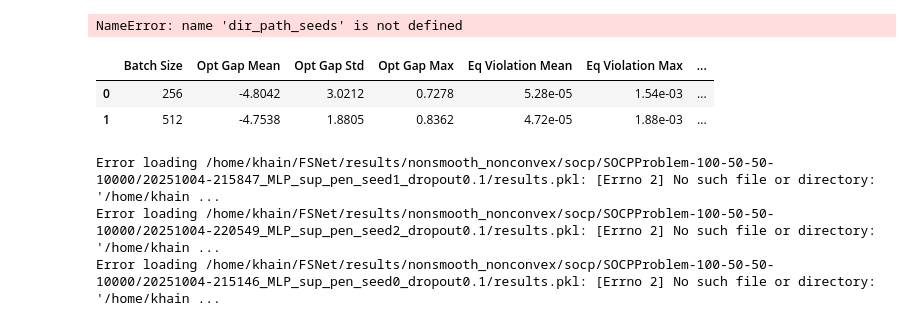
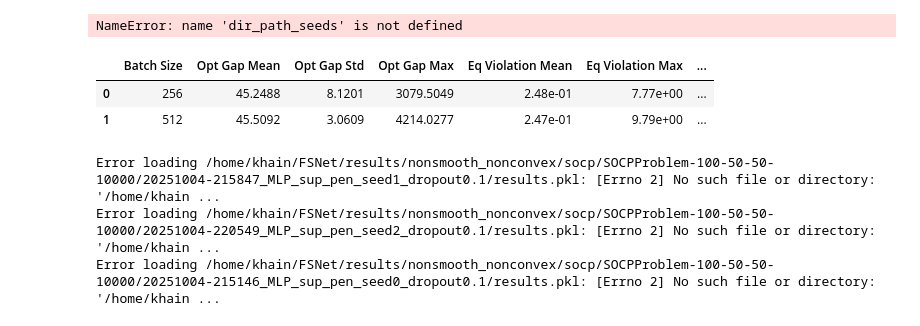
Before and after one commit to xkhainguyen/FSNet, a Jupyter notebook: results/get_results.ipynb, the cells around one changed output. Saved outputs shown, nothing was run; the diff lists cells and outputs as text; code cells hidden in the pictures.

```diff
--- a/results/get_results.ipynb
+++ b/results/get_results.ipynb
@@ -209,37 +207,37 @@ for key in mean_metrics.keys():
 NameError: name 'dir_path_seeds' is not defined
 # %%
 rel_path = "/home/khain/FSNet/"
-dir_path = "results/nonsmooth_nonconvex/socp/SOCPProblem-100-50-50-10000/20251023-183455_MLP_FSNet_seed0_dropout0.1_finetune_20251023-170626_model_20/results.pkl"
+dir_path = "results/nonsmooth_nonconvex/socp/SOCPProblem-100-50-50-10000/20251023-193443_MLP_FSNet_seed2_dropout0.1_finetune_20251023-170626_model_200/results.pkl"
 
 results = load_results(rel_path + dir_path)
 
 # Get batch comparison data from the loaded results
 batch_comparison = results['test_results']['batch_size_comparison']
 
 # Create a more readable DataFrame by expanding the metrics
 readable_data = []
 for batch_size, data in batch_comparison.items():
     metrics = data['metrics']
     row = {
         'Batch Size': batch_size,
         'Opt Gap Mean': f"{metrics['opt_gap_mean']:.4f}",
         'Opt Gap Std': f"{metrics['opt_gap_std']:.4f}",
         'Opt Gap Max': f"{metrics['opt_gap_max']:.4f}",
         'Eq Violation Mean': f"{metrics['eq_violation_l1_mean']:.2e}",
         'Eq Violation Max': f"{metrics['eq_violation_l1_max']:.2e}",
         'Ineq Violation Mean': f"{metrics['ineq_violation_l1_mean']:.2e}",
         'Ineq Violation Max': f"{metrics['ineq_violation_l1_max']:.2e}",
         'Average Batch Time (s)': f"{metrics['avg_inference_time']:.4f}",
     }
     readable_data.append(row)
 
 df_readable = pd.DataFrame(readable_data)
 df_readable_styled = df_readable.style.set_properties(**{'text-align': 'center'})
 display(df_readable_styled)
 # %% [output]
 |  | Batch Size | Opt Gap Mean | Opt Gap Std | Opt Gap Max | Eq Violation Mean | Eq Violation Max | ... |
-| 0 | 256 | -4.8042 | 3.0212 | 0.7278 | 5.28e-05 | 1.54e-03 | ... |
-| 1 | 512 | -4.7538 | 1.8805 | 0.8362 | 4.72e-05 | 1.88e-03 | ... |
+| 0 | 256 | 45.2488 | 8.1201 | 3079.5049 | 2.48e-01 | 7.77e+00 | ... |
+| 1 | 512 | 45.5092 | 3.0609 | 4214.0277 | 2.47e-01 | 9.79e+00 | ... |
 # %%
 # multiple seeds
 dir_path_seeds = [
```
Also changed, not shown: parts of 2 cells of this notebook, 7 other files.
